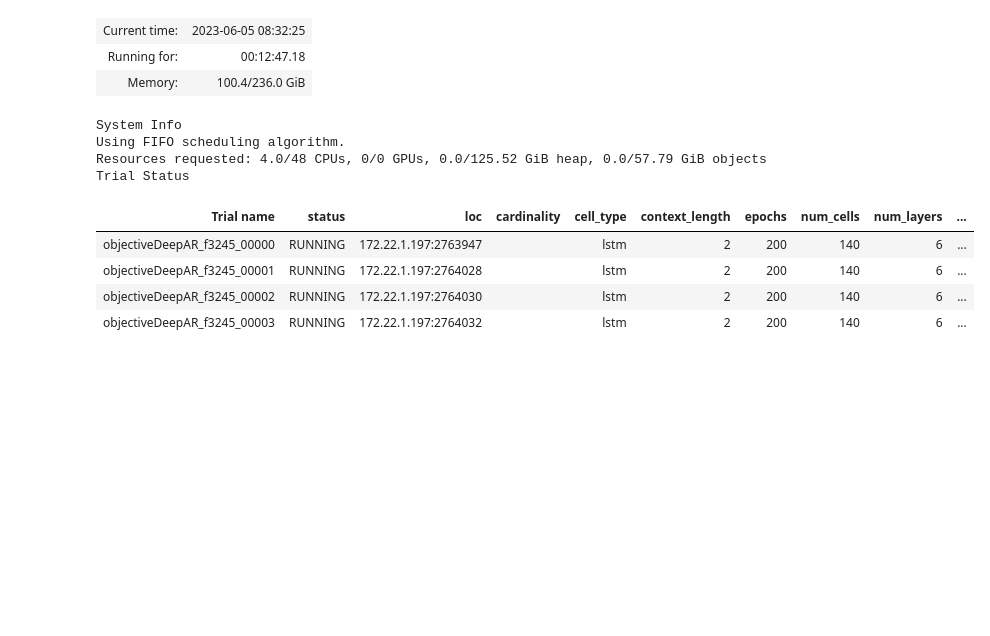
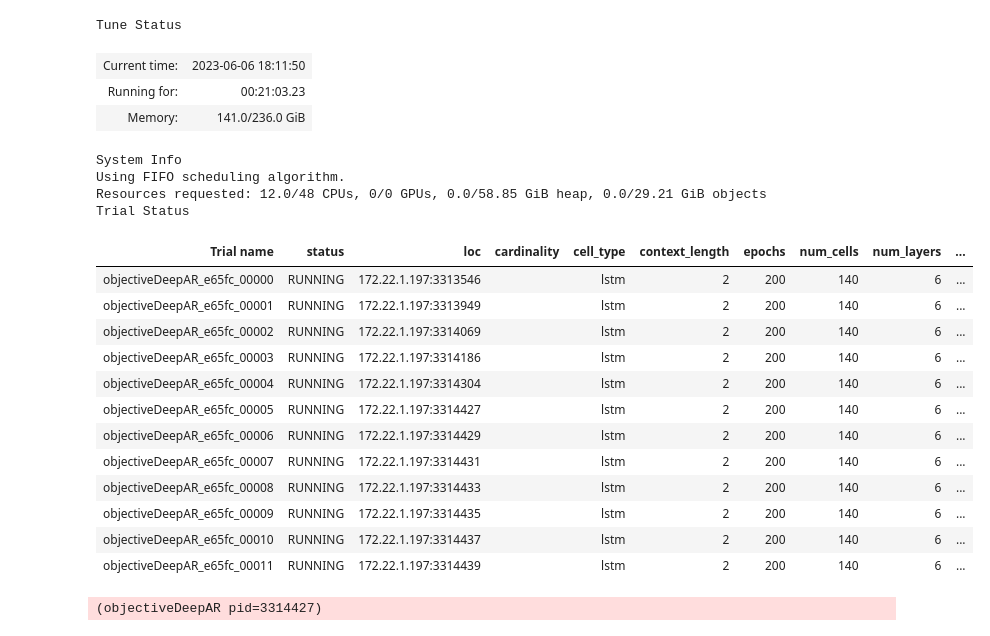
Before and after one commit to Kai-Ref/DeepAR_InfluenzaForecast, a Jupyter notebook: Notebooks/Modeltuning/Start_Tuning_Runs/Run_DeepAR.ipynb, the cells around one changed output. Cells and saved outputs as stored; diff of their text form; code cells hidden in the pictures; blank space fills up the shorter version.

```diff
--- a/Notebooks/Modeltuning/Start_Tuning_Runs/Run_DeepAR.ipynb
+++ b/Notebooks/Modeltuning/Start_Tuning_Runs/Run_DeepAR.ipynb
@@ -14,3 +14,23 @@ data_splits_dict = get_data(truncate=False, with_features=True)[0]
+# %%
+configuration.train_start_time = datetime(1999,1,1,0,0,0)
+configuration.train_end_time = datetime(2018,9,30,23,0,0)
+configuration.test_end_time = datetime(2020,9,30,23,0,0)
+# import the data
+influenza_df = pd.read_csv("/home/reffert/DeepAR_InfluenzaForecast/Notebooks/DataProcessing/influenza.csv", sep=',')
+population_df = pd.read_csv("/home/reffert/DeepAR_InfluenzaForecast/Notebooks/DataProcessing/PopulationVector.csv", sep=',')
+neighbourhood_df = pd.read_csv("/home/reffert/DeepAR_InfluenzaForecast/Notebooks/DataProcessing/AdjacentMatrix.csv", sep=',', index_col=0)
+
+data_splits_dict = {}
+locations = list(influenza_df.location.unique())
+#Process the df into a uniformly spaced df
+df = influenza_df.loc[influenza_df.location.isin(locations), ['value', 'location', 'date','week']]
+df = preprocessing(configuration, df, check_count=False, output_type="corrected_df")
+for location in locations:
+    df.loc[df.location == location, "population"] = int(population_df.loc[population_df.Location == location, "2011"].values[0])
+    df.loc[df.location == location, locations] = neighbourhood_df.loc[neighbourhood_df.index==location,locations].values[0].astype(int)
+data_splits_dict[f"with_features_2001"] = list(train_test_split(configuration, df, True))
+train = data_splits_dict["with_features_2001"][0]
+test = data_splits_dict["with_features_2001"][1]
 # %%
 hp_search_space = {
     "num_cells": tune.grid_search([140]),
@@ -24,18 +44,13 @@ hp_search_space = {
     "cardinality":tune.sample_from(lambda spec:[2]*411 if spec.config.use_feat_static_cat else None),
 }
 
-
-train = data_splits_dict["with_features_2001"][0]
-test = data_splits_dict["with_features_2001"][1]
-configuration = Configuration()
-
 tuner = tune.Tuner(
     tune.with_parameters(objectiveDeepAR, train=train, test=test, configuration=configuration),
     tune_config=tune.TuneConfig(
         num_samples = 100,
         metric="mean_WIS",
         mode="min",
-        max_concurrent_trials=4,
+        max_concurrent_trials=12,
     ),
     param_space=hp_search_space,
 )
@@ -45,5 +60,5 @@ print("Best hyperparameters found were: ", results.get_best_result().config)
 
 results_df = results.get_dataframe()
 print(results_df)
-results_df.to_csv("Tuned_Deepar_Hyperparameter_results_04_06.csv")
+results_df.to_csv("Tuned_Deepar_Hyperparameter_results_06_06.csv")
 # %% [output]
@@ -51,12 +66,22 @@ Tune Status
+Tune Status
-| Current time: | 2023-06-05 08:32:25 |
-| Running for: | 00:12:47.18 |
-| Memory: | 100.4/236.0 GiB |
+| Current time: | 2023-06-06 18:11:50 |
+| Running for: | 00:21:03.23 |
+| Memory: | 141.0/236.0 GiB |
-System Info
-Using FIFO scheduling algorithm.
-Resources requested: 4.0/48 CPUs, 0/0 GPUs, 0.0/125.52 GiB heap, 0.0/57.79 GiB objects
-Trial Status
+System Info
+Using FIFO scheduling algorithm.
+Resources requested: 12.0/48 CPUs, 0/0 GPUs, 0.0/58.85 GiB heap, 0.0/29.21 GiB objects
+Trial Status
 | Trial name | status | loc | cardinality | cell_type | context_length | epochs | num_cells | num_layers | ... |
-| objectiveDeepAR_f3245_00000 | RUNNING | 172.22.1.197:2763947 |  | lstm | 2 | 200 | 140 | 6 | ... |
-| objectiveDeepAR_f3245_00001 | RUNNING | 172.22.1.197:2764028 |  | lstm | 2 | 200 | 140 | 6 | ... |
-| objectiveDeepAR_f3245_00002 | RUNNING | 172.22.1.197:2764030 |  | lstm | 2 | 200 | 140 | 6 | ... |
-| objectiveDeepAR_f3245_00003 | RUNNING | 172.22.1.197:2764032 |  | lstm | 2 | 200 | 140 | 6 | ... |
+| objectiveDeepAR_e65fc_00000 | RUNNING | 172.22.1.197:3313546 |  | lstm | 2 | 200 | 140 | 6 | ... |
+| objectiveDeepAR_e65fc_00001 | RUNNING | 172.22.1.197:3313949 |  | lstm | 2 | 200 | 140 | 6 | ... |
+| objectiveDeepAR_e65fc_00002 | RUNNING | 172.22.1.197:3314069 |  | lstm | 2 | 200 | 140 | 6 | ... |
+| objectiveDeepAR_e65fc_00003 | RUNNING | 172.22.1.197:3314186 |  | lstm | 2 | 200 | 140 | 6 | ... |
+| objectiveDeepAR_e65fc_00004 | RUNNING | 172.22.1.197:3314304 |  | lstm | 2 | 200 | 140 | 6 | ... |
+| objectiveDeepAR_e65fc_00005 | RUNNING | 172.22.1.197:3314427 |  | lstm | 2 | 200 | 140 | 6 | ... |
+| objectiveDeepAR_e65fc_00006 | RUNNING | 172.22.1.197:3314429 |  | lstm | 2 | 200 | 140 | 6 | ... |
+| objectiveDeepAR_e65fc_00007 | RUNNING | 172.22.1.197:3314431 |  | lstm | 2 | 200 | 140 | 6 | ... |
+| objectiveDeepAR_e65fc_00008 | RUNNING | 172.22.1.197:3314433 |  | lstm | 2 | 200 | 140 | 6 | ... |
+| objectiveDeepAR_e65fc_00009 | RUNNING | 172.22.1.197:3314435 |  | lstm | 2 | 200 | 140 | 6 | ... |
+| objectiveDeepAR_e65fc_00010 | RUNNING | 172.22.1.197:3314437 |  | lstm | 2 | 200 | 140 | 6 | ... |
+| objectiveDeepAR_e65fc_00011 | RUNNING | 172.22.1.197:3314439 |  | lstm | 2 | 200 | 140 | 6 | ... |
+(objectiveDeepAR pid=3314427)
```
Also changed, not shown: parts of 2 cells of this notebook, 18 other files.
